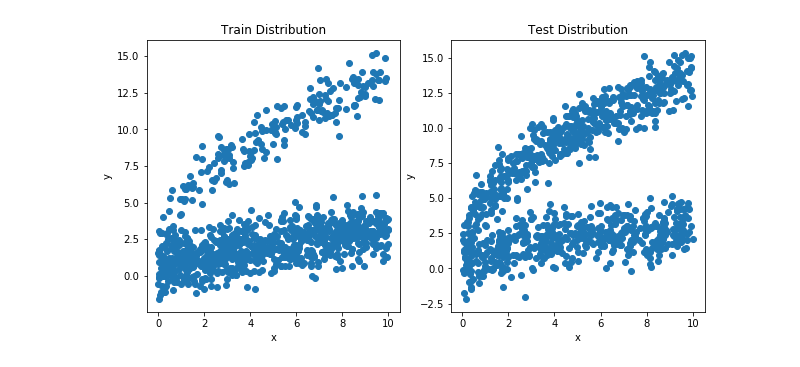
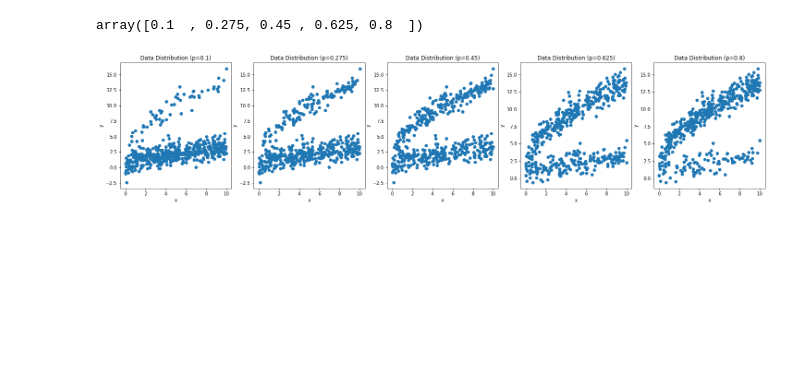
Before and after one commit to roshni714/ru_regression, a Jupyter notebook: distribution-shift-synthetic.ipynb, the cells around one changed output. Saved outputs shown, nothing was run; the diff lists cells and outputs as text; code cells hidden in the pictures; blank space fills up the shorter version.

Commit message:
reformatting, and also running on many test distributions instead of just 1

```diff
--- a/distribution-shift-synthetic.ipynb
+++ b/distribution-shift-synthetic.ipynb
@@ -5,33 +6,24 @@ import pandas as pd
-# %%
-n=1000
-def generate_shift_dataset(n, p_d1):
-    n_d1 = int(n * p_d1)
-    n_d2 = n - n_d1
-    xs_d1 = np.random.uniform(0., 10., n_d1)
-    ys_d1 = np.sqrt(xs_d1) + np.random.normal(0., 1., n_d1)
-    xs_d2 = np.random.uniform(0., 10., n_d2)
-    ys_d2 = 4 *np.sqrt(xs_d2) + 1 + np.random.normal(0., 1., n_d2)
-
-    xs = np.hstack((xs_d1, xs_d2))
-    ys = np.hstack((ys_d1, ys_d2))
-
-    return xs, ys
-
-X_train, y_train = generate_shift_dataset(n, p_d1=0.8)
-X_test, y_test = generate_shift_dataset(n, p_d1=0.5)
+# %%
+p_tests = np.linspace(0.1, 0.8, 5)
+data = []
+for i in range(len(p_tests)):
+    X_train, y_train= generate_shift_dataset(n=500, p=p_tests[i], seed=0)
+    data.append((X_train, y_train))
+# %%
+p_tests
+# %% [output]
+array([0.1  , 0.275, 0.45 , 0.625, 0.8  ])
 # %%
-fig, ax = plt.subplots(1, 2, figsize=(10, 5))
-ax[0].scatter(X_train, y_train)
-ax[0].set_title("Train Distribution")
-ax[1].scatter(X_test, y_test)
-ax[1].set_title("Test Distribution")
-for i in range(2):
+fig, ax = plt.subplots(1, 5, figsize=(25, 5))
+for i in range(len(data)):
+    ax[i].scatter(data[i][0], data[i][1])
+    ax[i].set_title("Data Distribution (p={})".format(round(p_tests[i], 3)))
     ax[i].set_xlabel("x")
     ax[i].set_ylabel("y")
 
-plt.savefig("figs/distribution.pdf")
+plt.savefig("figs/p_test_distributions.pdf")
 # %% [output]
-[figure, old version]
+[figure, new version]
 # %%
 df = pd.read_csv("results/sim.csv")
 df.groupby(["dataset", "method", "gamma"]).agg(["mean", "std"])["test_mse"]
```
Also changed, not shown: parts of 2 cells of this notebook, 11 other files.
